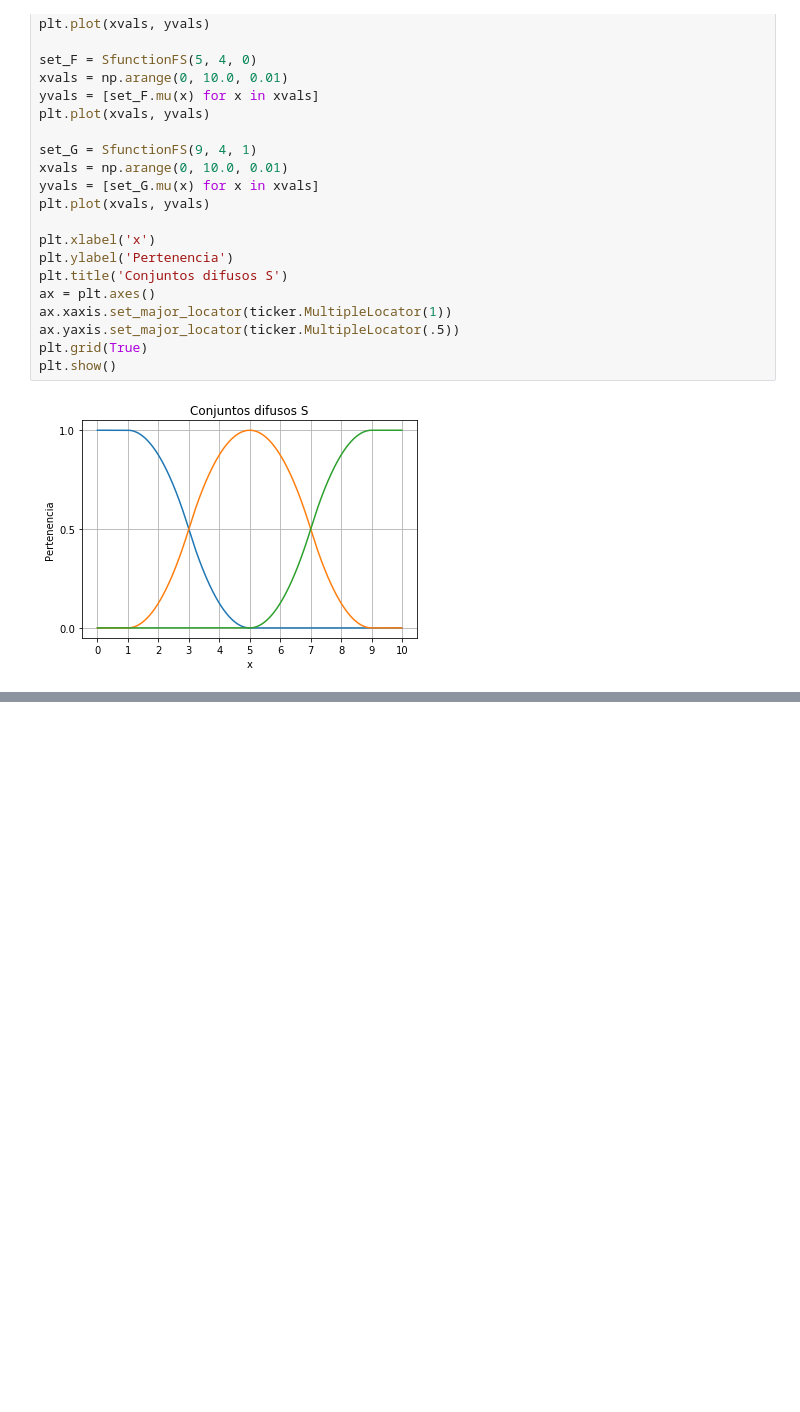
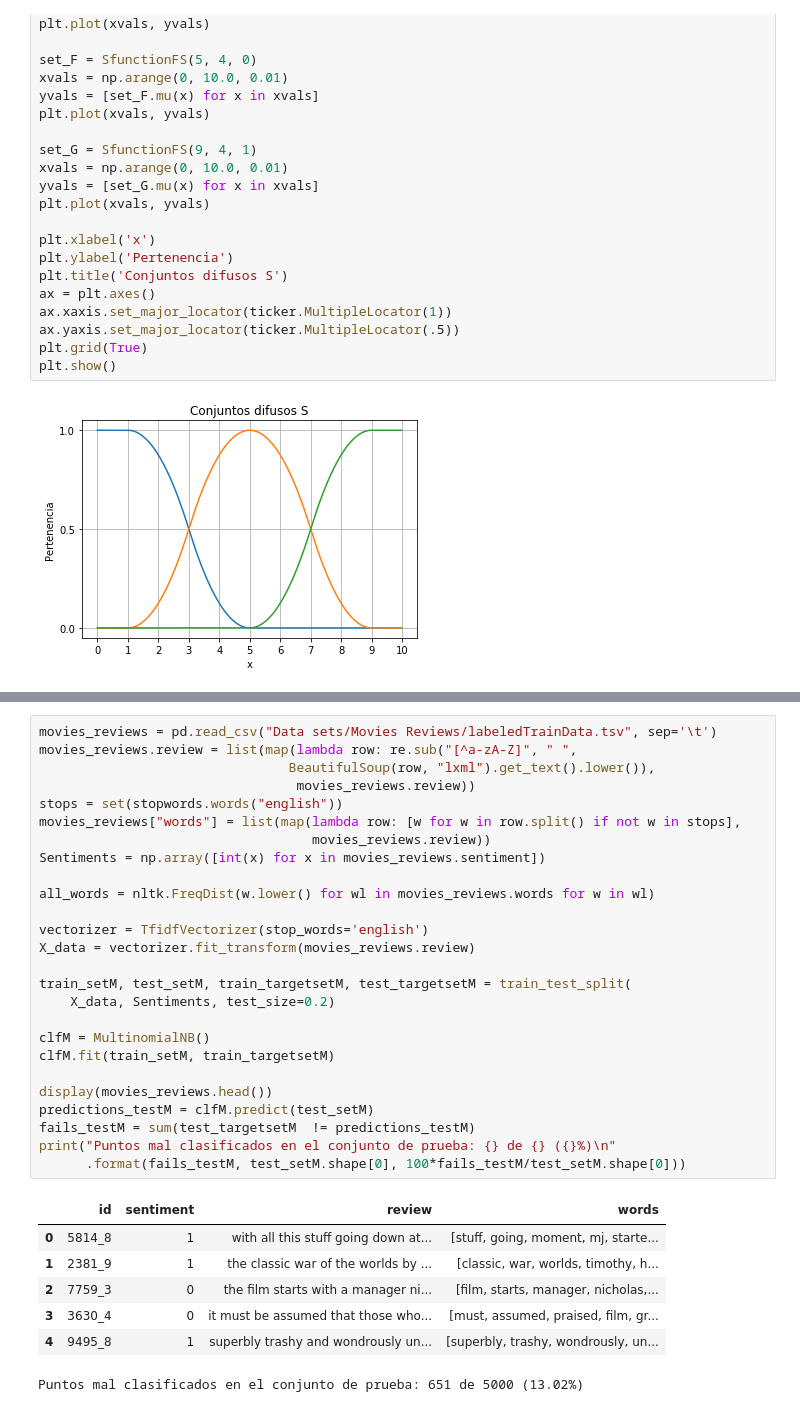
Before and after one commit to rsotoc/nlp, a Jupyter notebook: 9. Desambiguación II.ipynb, the cells around one changed output, grey strips where cells are left out. Drawn from its saved outputs; the diff is of its cells as text; blank space fills up the shorter version.

```diff
--- a/9. Desambiguación II.ipynb
+++ b/9. Desambiguación II.ipynb
@@ -251,0 +266,34 @@ plt.show()
+# %%
+movies_reviews = pd.read_csv("Data sets/Movies Reviews/labeledTrainData.tsv", sep='\t')
+movies_reviews.review = list(map(lambda row: re.sub("[^a-zA-Z]", " ",
+                                BeautifulSoup(row, "lxml").get_text().lower()),
+                                 movies_reviews.review))
+stops = set(stopwords.words("english"))
+movies_reviews["words"] = list(map(lambda row: [w for w in row.split() if not w in stops],
+                                   movies_reviews.review))
+Sentiments = np.array([int(x) for x in movies_reviews.sentiment])
+
+all_words = nltk.FreqDist(w.lower() for wl in movies_reviews.words for w in wl)
+
+vectorizer = TfidfVectorizer(stop_words='english')
+X_data = vectorizer.fit_transform(movies_reviews.review)
+
+train_setM, test_setM, train_targetsetM, test_targetsetM = train_test_split(
+    X_data, Sentiments, test_size=0.2)
+
+clfM = MultinomialNB()
+clfM.fit(train_setM, train_targetsetM)
+
+display(movies_reviews.head())
+predictions_testM = clfM.predict(test_setM)
+fails_testM = sum(test_targetsetM  != predictions_testM)
+print("Puntos mal clasificados en el conjunto de prueba: {} de {} ({}%)\n"
+      .format(fails_testM, test_setM.shape[0], 100*fails_testM/test_setM.shape[0]))
+# %% [output]
+|  | id | sentiment | review | words |
+| 0 | 5814_8 | 1 | with all this stuff going down at... | [stuff, going, moment, mj, starte... |
+| 1 | 2381_9 | 1 | the classic war of the worlds by ... | [classic, war, worlds, timothy, h... |
+| 2 | 7759_3 | 0 | the film starts with a manager ni... | [film, starts, manager, nicholas,... |
+| 3 | 3630_4 | 0 | it must be assumed that those who... | [must, assumed, praised, film, gr... |
+| 4 | 9495_8 | 1 | superbly trashy and wondrously un... | [superbly, trashy, wondrously, un... |
+Puntos mal clasificados en el conjunto de prueba: 651 de 5000 (13.02%)
```
Also changed, not shown: parts of 6 cells of this notebook, 2 other files.
